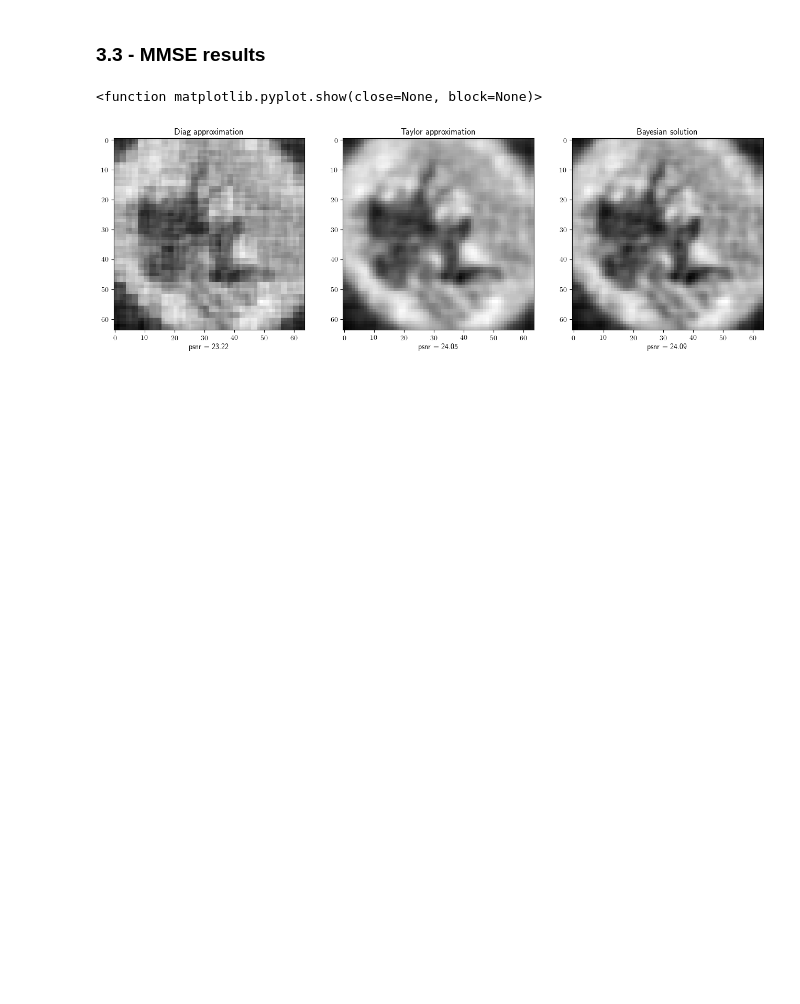
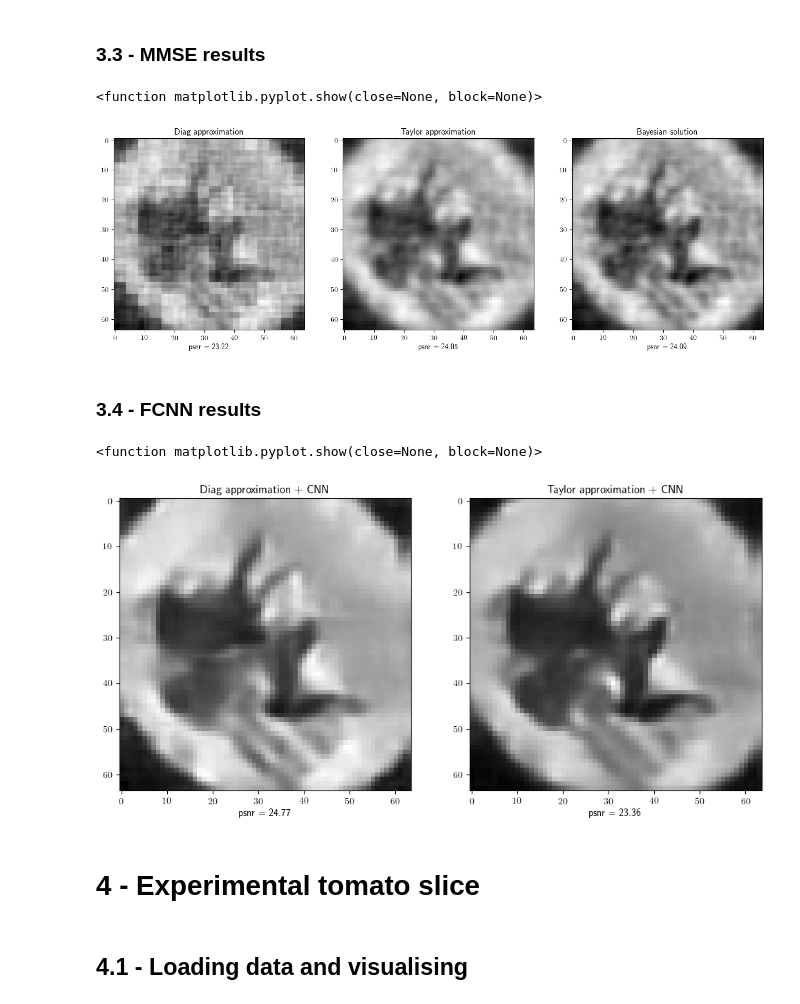
Before and after one commit to lucxt18/spyrit, a Jupyter notebook: spyrit/main_expe.ipynb, the cells around one changed output. Saved outputs shown, nothing was run; the diff lists cells and outputs as text; code cells hidden in the pictures; blank space fills up the shorter version.

Commit message:
Tomato slice expe

```diff
--- a/spyrit/main_expe.ipynb
+++ b/spyrit/main_expe.ipynb
@@ -331,0 +330,34 @@ plt.show
+# %% [markdown]
+### 3.4 - FCNN results
+# %%
+f=[]
+img_temp=[]
+
+for i in range(2):
+    temp = models[i].forward_reconstruct_mmse(m, 1, 1, img_size, img_size)
+    temp = models[i].forward_postprocess(temp, 1, 1, img_size, img_size)
+    temp = (temp + 1) * models[0].N0/2;
+    temp = temp.cpu().detach().numpy().squeeze()
+    f.append(temp)
+
+    img_temp.append(f[i])
+    img_temp[i] =  (img_temp[i] - np.amin(img_temp[i]))/(np.amax(img_temp[i])-np.amin(img_temp[i]))
+# %%
+titles = ['Diag approximation + CNN', 'Taylor approximation + CNN']
+
+fig, axs = plt.subplots(1, 2, figsize=(12, 8), constrained_layout=False)
+#plt.title(f'MMSE recon, N0 = {denoiCompNetFull.N0:.1f} (from GT), M = {CR}')
+
+for i in range(2):
+    axs[i].imshow(f[i], cmap='gray')
+    axs[i].set_title(titles[i])
+    axs[i].set_xlabel("psnr = %.2f" % psnr_(img_GT_all_Channels,img_temp[i]))
+
+plt.show
+# %% [output]
+<function matplotlib.pyplot.show(close=None, block=None)>
+[figure, added]
+# %% [markdown]
+# 4 - Experimental tomato slice
+# %% [markdown]
+## 4.1 - Loading data and visualising
```
Also changed, not shown: parts of 16 cells of this notebook.
